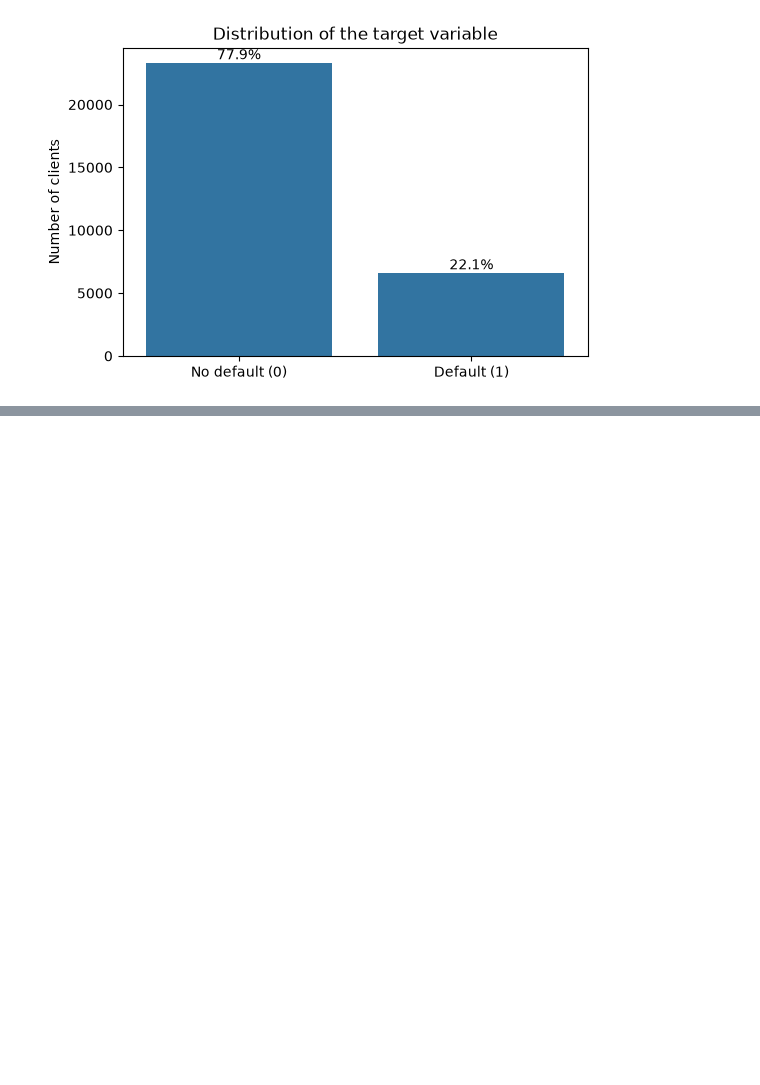
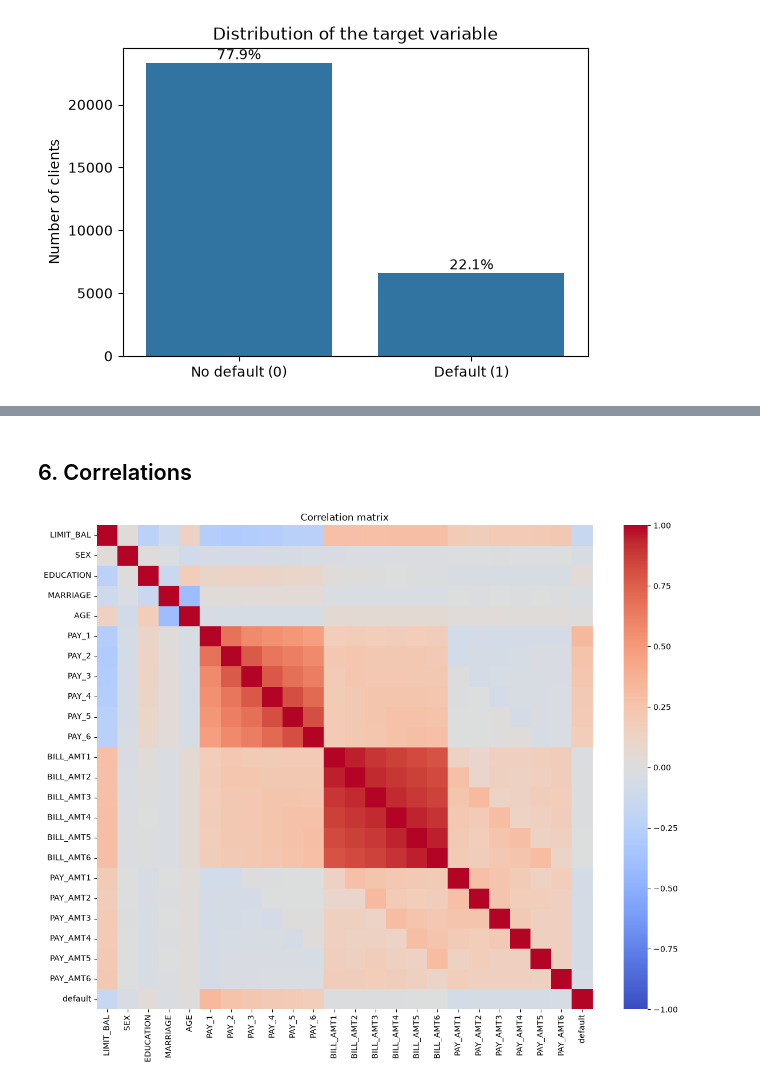
Before and after one commit to ballantimichele-cloud/credit-default-prediction, a Jupyter notebook: notebooks/01_eda.ipynb, the cells around one changed output, grey strips where cells are left out. Saved outputs shown, nothing was run; the diff lists cells and outputs as text; code cells hidden in the pictures; blank space fills up the shorter version.

Commit message:
EDA: correlations, default rate by group, key findings

```diff
--- a/notebooks/01_eda.ipynb
+++ b/notebooks/01_eda.ipynb
@@ -114,0 +186,13 @@ default
+# %% [markdown]
+## 6. Correlations
+# %%
+# Correlation matrix of all variables
+corr = df.corr()
+
+plt.figure(figsize=(14, 11))
+sns.heatmap(corr, cmap="coolwarm", center=0, vmin=-1, vmax=1)
+plt.title("Correlation matrix")
+plt.savefig("../figures/correlation_matrix.png", dpi=300, bbox_inches="tight")
+plt.show()
+# %% [output]
+[figure, added]
```
Also changed, not shown: parts of 10 cells of this notebook, 5 other files.
